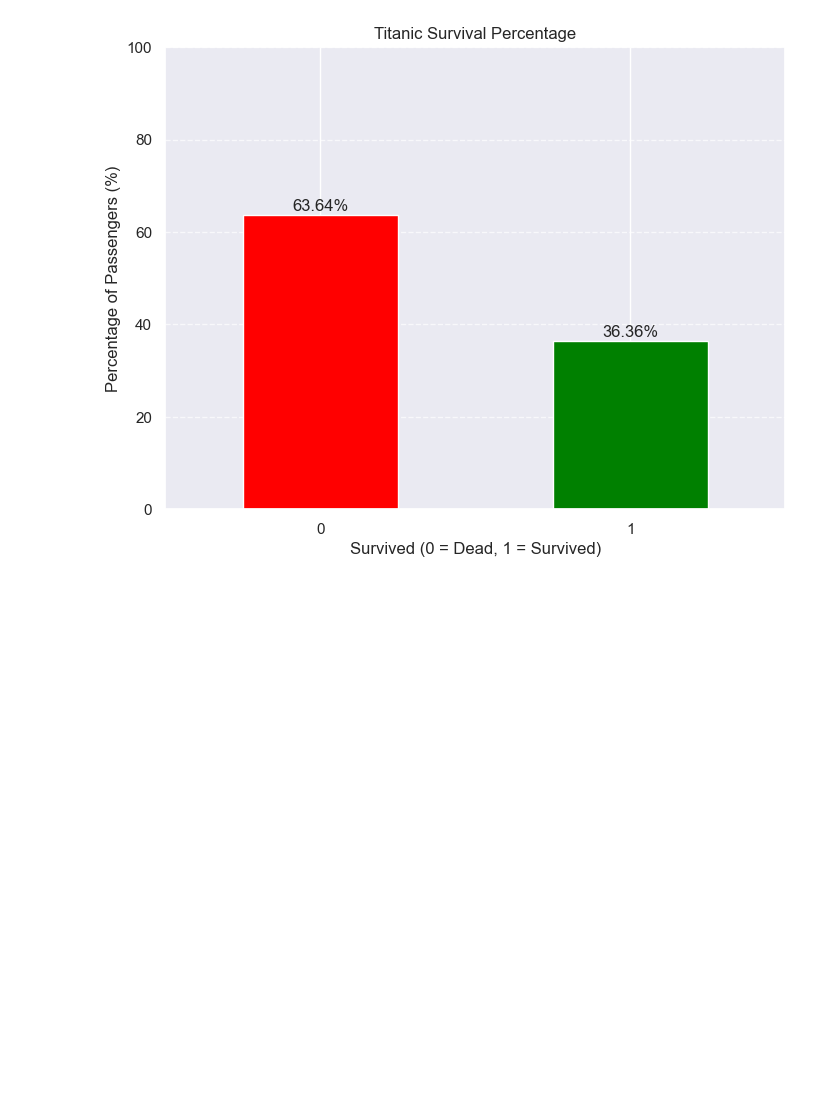
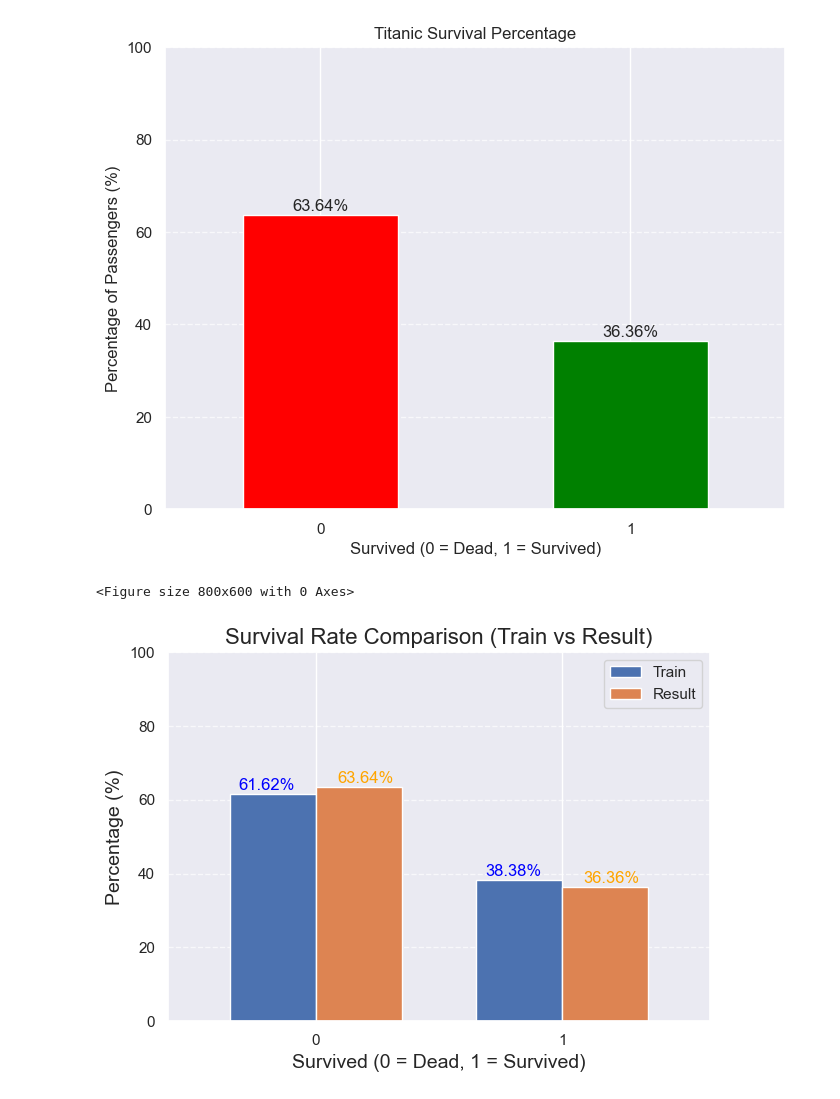
Before and after one commit to leeminseo125/ML_project, a Jupyter notebook: survived.ipynb, the cells around one changed output. Drawn from its saved outputs; the diff is of its cells as text; code cells hidden in the pictures; blank space fills up the shorter version.

```diff
--- a/survived.ipynb
+++ b/survived.ipynb
@@ -723,3 +724,48 @@ plt.show()
 3          895         0
 4          896         1
 [figure]
+# %%
+# 1. CSV 파일 불러오기
+train_df = pd.read_csv('data/train.csv')
+result_df = pd.read_csv('result.csv')
+
+# 2. Train 데이터에서 생존율과 비생존율 계산
+train_survived_counts = train_df['Survived'].value_counts()
+train_total = len(train_df)
+train_survived_percent = train_survived_counts / train_total * 100
+
+# 3. Result 데이터에서 생존율과 비생존율 계산
+result_survived_counts = result_df['Survived'].value_counts()
+result_total = len(result_df)
+result_survived_percent = result_survived_counts / result_total * 100
+
+# 4. 바 차트를 위한 데이터프레임 생성
+comparison_df = pd.DataFrame({
+    'Train': train_survived_percent,
+    'Result': result_survived_percent
+}).fillna(0)  # 빈값을 0으로 채우기
+
+# 5. 바 차트 시각화
+plt.figure(figsize=(8, 6))
+comparison_df.plot(kind='bar', width=0.7)
+
+# 6. 그래프 제목 및 레이블 설정
+plt.title('Survival Rate Comparison (Train vs Result)', fontsize=16)
+plt.xlabel('Survived (0 = Dead, 1 = Survived)', fontsize=14)
+plt.ylabel('Percentage (%)', fontsize=14)
+plt.xticks(rotation=0)
+plt.ylim(0, 100)
+plt.grid(axis='y', linestyle='--', alpha=0.7)
+plt.legend(['Train', 'Result'], loc='upper right')
+
+# 7. 각 바에 퍼센트 값 표시
+for index, value in enumerate(comparison_df['Train']):
+    plt.text(index - 0.2, value + 1, f'{value:.2f}%', ha='center', color='blue')
+for index, value in enumerate(comparison_df['Result']):
+    plt.text(index + 0.2, value + 1, f'{value:.2f}%', ha='center', color='orange')
+
+plt.tight_layout()
+plt.show()
+# %% [output]
+<Figure size 800x600 with 0 Axes>
+[figure, added]
```
Also changed, not shown: parts of 2 cells of this notebook, 2 other files.
